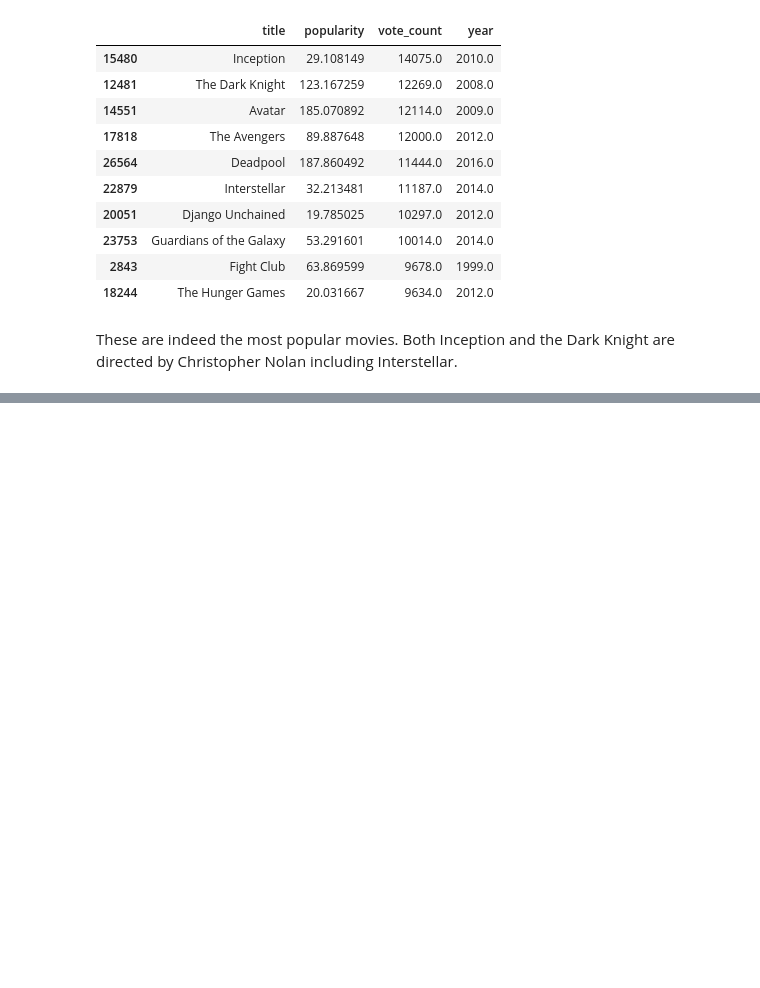
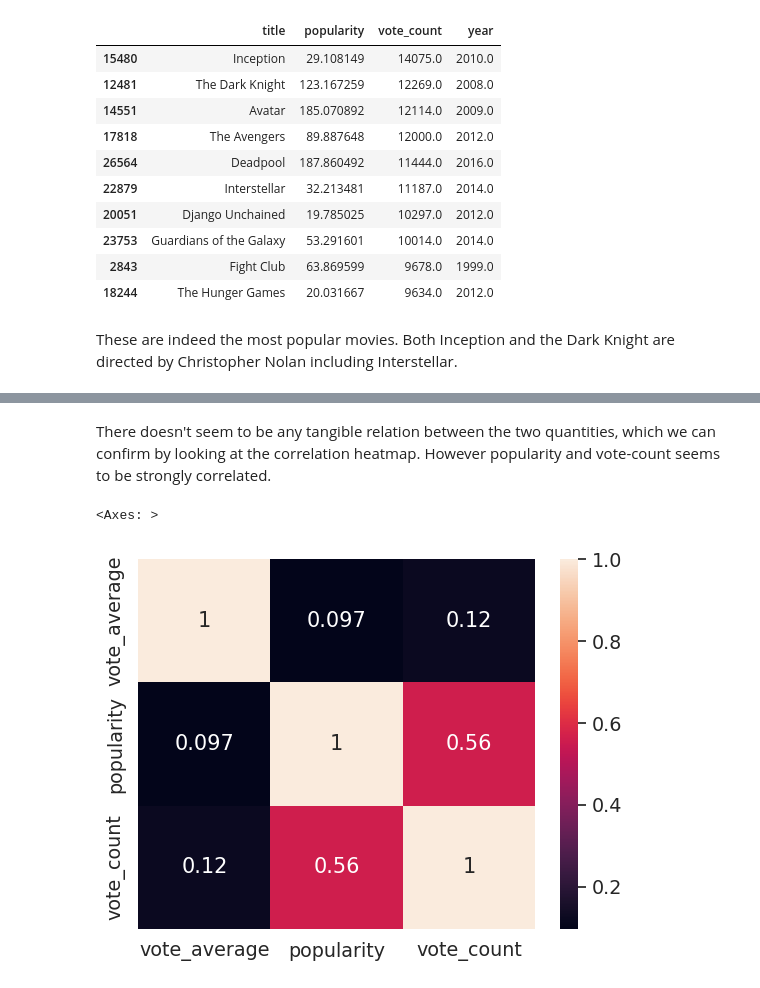
Before and after one commit to M-Awwab-Khan/most-comprehensive-movies-analysis, a Jupyter notebook: Movie_Metrics_An_Analyst_Approach.ipynb, the cells around one changed output, grey strips where cells are left out. Saved outputs shown, nothing was run; the diff lists cells and outputs as text; code cells hidden in the pictures; blank space fills up the shorter version.

```diff
--- a/Movie_Metrics_An_Analyst_Approach.ipynb
+++ b/Movie_Metrics_An_Analyst_Approach.ipynb
@@ -559,0 +613,7 @@ These are indeed the most popular movies. Both Inception and the Dark Knight are
+# %% [markdown]
+There doesn't seem to be any tangible relation between the two quantities, which we can confirm by looking at the correlation heatmap. However popularity and vote-count seems to be strongly correlated.
+# %%
+sns.heatmap(df[['vote_average', 'popularity', 'vote_count']].corr(), annot=True)
+# %% [output]
+<Axes: >
+[figure, added]
```
Also changed, not shown: parts of 13 cells of this notebook.
